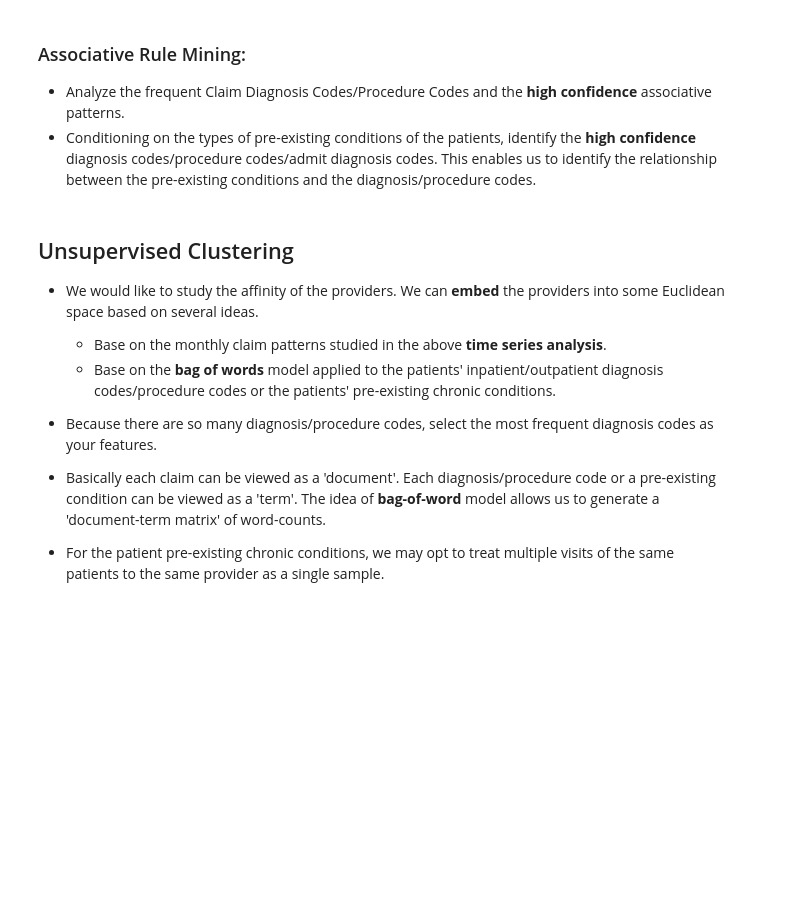
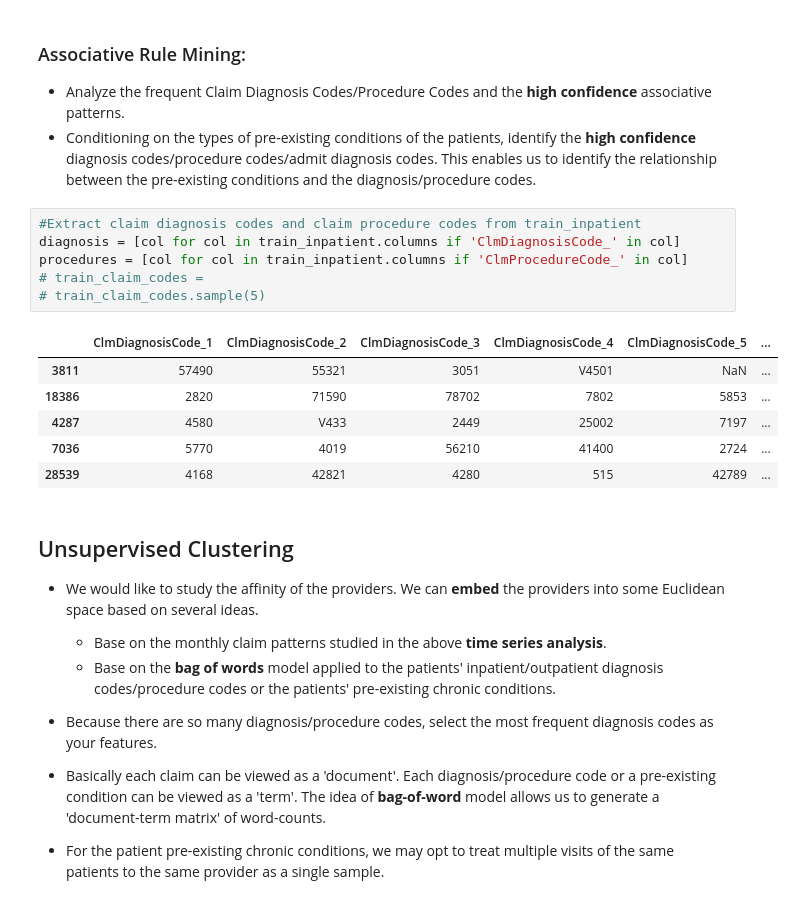
Before and after one commit to emilywang10/healthcare_fraud, a Jupyter notebook: emily_MBA.ipynb, the cells around one changed output. Saved outputs shown, nothing was run; the diff lists cells and outputs as text; blank space fills up the shorter version.

```diff
--- a/emily_MBA.ipynb
+++ b/emily_MBA.ipynb
@@ -307,6 +307,19 @@ rules.head()
 associative patterns.
 - Conditioning on the types of pre-existing conditions of the patients, identify the **high confidence**
 diagnosis codes/procedure codes/admit diagnosis codes. This enables us to identify the relationship between the pre-existing conditions and the diagnosis/procedure codes.
+# %%
+#Extract claim diagnosis codes and claim procedure codes from train_inpatient
+diagnosis = [col for col in train_inpatient.columns if 'ClmDiagnosisCode_' in col]
+procedures = [col for col in train_inpatient.columns if 'ClmProcedureCode_' in col]
+# train_claim_codes =
+# train_claim_codes.sample(5)
+# %% [output]
+|  | ClmDiagnosisCode_1 | ClmDiagnosisCode_2 | ClmDiagnosisCode_3 | ClmDiagnosisCode_4 | ClmDiagnosisCode_5 | ... |
+| 3811 | 57490 | 55321 | 3051 | V4501 | NaN | ... |
+| 18386 | 2820 | 71590 | 78702 | 7802 | 5853 | ... |
+| 4287 | 4580 | V433 | 2449 | 25002 | 7197 | ... |
+| 7036 | 5770 | 4019 | 56210 | 41400 | 2724 | ... |
+| 28539 | 4168 | 42821 | 4280 | 515 | 42789 | ... |
 # %% [markdown]
 ## Unsupervised Clustering
 - We would like to study the affinity of the providers. We can **embed** the providers into some Euclidean
```
